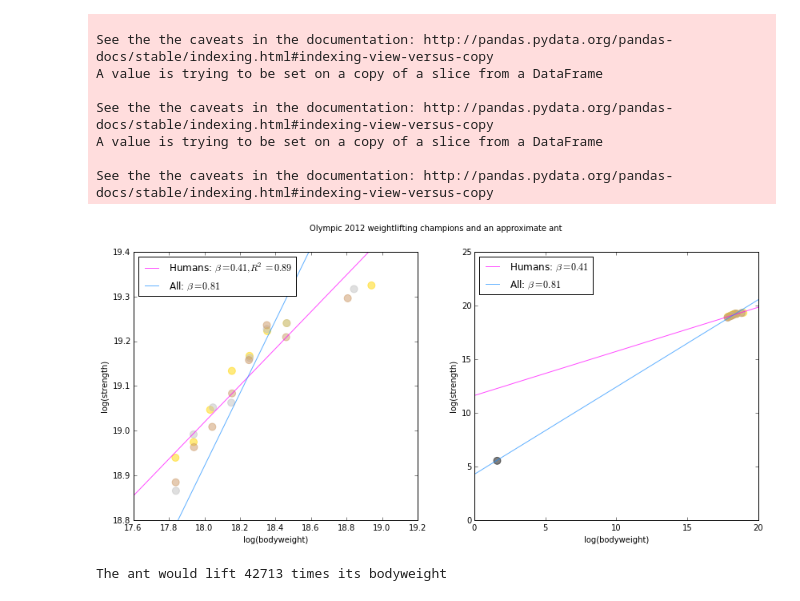
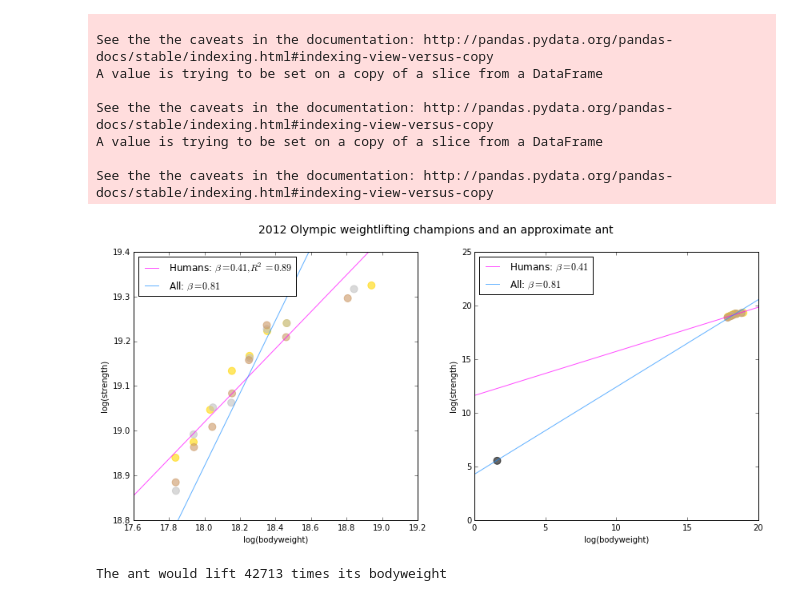
Before and after one commit to pvarsh/various-bits, a Jupyter notebook: weightlifting-ant/weightlifting.ipynb, the cells around one changed output. Saved outputs shown, nothing was run; the diff lists cells and outputs as text; code cells hidden in the pictures.

```diff
--- a/weightlifting-ant/weightlifting.ipynb
+++ b/weightlifting-ant/weightlifting.ipynb
@@ -75,12 +79,12 @@ fig2, [ax1, ax2] = plt.subplots(num = 2, nrows = 1, ncols = 2, figsize = (14,6))
 ax1.scatter(x = np.log(results.bodyweight[:-1] * 1000000),\
             y = np.log(results.clean[:-1] * 1000000),\
             color = results.color[:-1], s = 80,\
-            alpha = 0.5)
+            alpha = 0.6)
 
 ax2.scatter(x = np.log(results.bodyweight * 1000000),\
             y = np.log(results.clean * 1000000),\
             color = results.color, s = 80,\
-            alpha = 0.5)
+            alpha = 0.6)
 
 # get axis limits
 xmin1, xmax1 = ax1.get_xlim()
@@ -89,40 +93,38 @@ xmin2, xmax2 = ax2.get_xlim()
 
 xmin, xmax = ax2.get_xlim()
 x = np.linspace(xmin, xmax, 100)
-
-
 
 # labels for legend
 label_humans1 = r'Humans: $\beta = %2.2f, R^2 = %0.2f$' %(fit_humans.params.x1, fit_humans.rsquared)
 label_humans = r'Humans: $\beta = %2.2f$' %fit_humans.params.x1
 label_all = r'All: $\beta = %2.2f$' %fit_all.params.x1
 
 # fit lines
 ax1.plot(x, (fit_humans.params.const + fit_humans.params.x1 * x), color = 'magenta', label = label_humans1, alpha = 0.7)
 ax1.plot(x, (fit_all.params.const + fit_all.params.x1 * x), color = 'dodgerblue', label = label_all, alpha = 0.7)
 
 ax2.plot(x, (fit_humans.params.const + fit_humans.params.x1 * x), color = 'magenta', label = label_humans, alpha = 0.7)
 ax2.plot(x, (fit_all.params.const + fit_all.params.x1 * x), color = 'dodgerblue', label = label_all, alpha = 0.7)
 
 # set axis limits
 ax1.set_xlim(xmin1, xmax1)
 ax1.set_ylim(ymin1, ymax1)
 ax2.set_xlim(xmin2, xmax2)
 
 # axis labels
 ax1.set_xlabel("log(bodyweight)")
 ax1.set_ylabel("log(strength)")
 ax2.set_xlabel("log(bodyweight)")
 ax2.set_ylabel("log(strength)")
-fig2.suptitle("Olympic 2012 weightlifting champions and an approximate ant")
+fig2.suptitle("2012 Olympic weightlifting champions and an approximate ant", fontsize = 14)
 
 # legend
 ax1.legend(loc = 2)
 ax2.legend(loc = 2)
 
 plt.show()
 # %% [output]
-[figure, old version]
+[figure, new version]
 # %%
 predicted_strength = exp(fit_humans.params.const + fit_humans.params.x1 * log(5))
 predicted_strength_in_bodyweight = predicted_strength / 5
```
Also changed, not shown: parts of 1 cell of this notebook.
